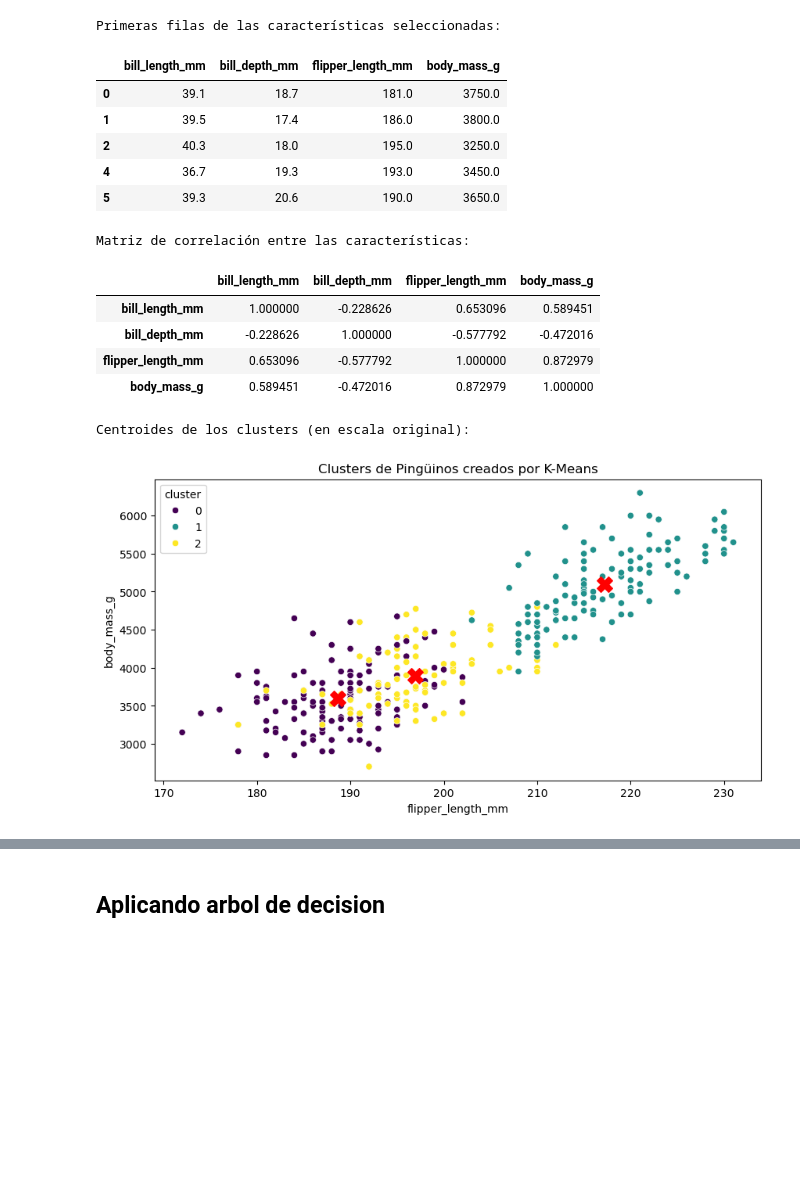
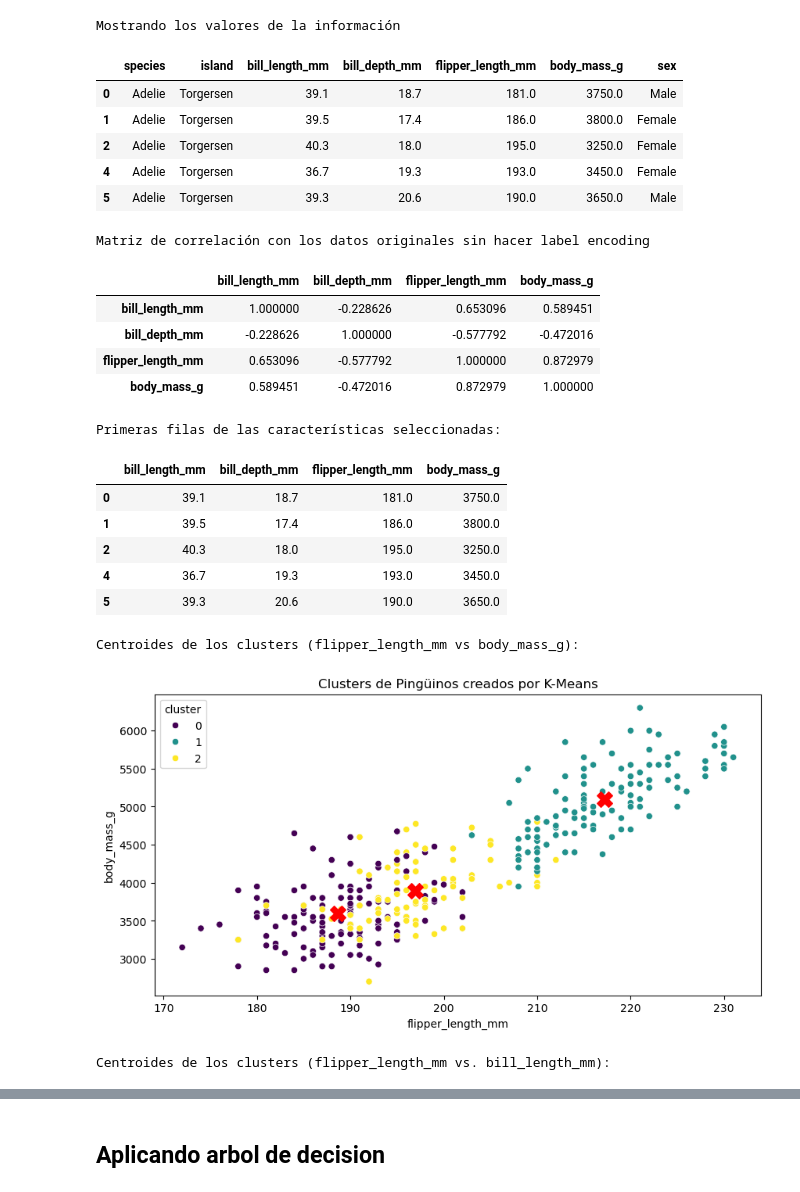
Before and after one commit to pprezp/DSRN_UAEMEX, a Jupyter notebook: Modulo_03/Proyecto/Palmer_Penguins.ipynb, the cells around one changed output, grey strips where cells are left out. Saved outputs shown, nothing was run; the diff lists cells and outputs as text; code cells hidden in the pictures; blank space fills up the shorter version.

```diff
--- a/Modulo_03/Proyecto/Palmer_Penguins.ipynb
+++ b/Modulo_03/Proyecto/Palmer_Penguins.ipynb
@@ -2,7 +2,6 @@
 # Importando las librerías necesarias
 
 import seaborn as sns
-import pandas as pd
 import matplotlib.pyplot as plt
 import numpy as np
 from sklearn.tree import DecisionTreeClassifier, plot_tree
@@ -16,51 +15,72 @@ from sklearn.svm import SVC
 df = sns.load_dataset('penguins')
 
 # Limpiando los datos (eliminando filas con valores faltantes)
 df_clean = df.dropna().copy()
 
+print('Mostrando los valores de la información')
+display(df_clean.head(5))
+
+df_corr = df_clean.drop(columns=['species', 'island', 'sex'])
+
+print('Matriz de correlación con los datos originales sin hacer label encoding')
+display(df_corr.corr('pearson'))
+
 # Seleccionando las características numéricas para el clustering
 caracteristicas = ['bill_length_mm', 'bill_depth_mm', 'flipper_length_mm', 'body_mass_g']
 X = df_clean[caracteristicas]
 y = df_clean['species']
 
 # Verificar que los datos estén correctos antes de escalar
 print("Primeras filas de las características seleccionadas:")
 display(X.head(5))
 
-# Verificar la correlación entre las características antes de escalar
-print("Matriz de correlación entre las características:")
-display(X.corr('pearson'))
-
 # Escalar los datos (Crucial para K-Means porque el peso está en gramos y el pico en mm)
 scaler = StandardScaler()
 X_escalado = scaler.fit_transform(X)
 
 # Configurar y entrenar K-Means (usamos 3 clusters porque hay 3 especies de pingüinos)
 kmeans = KMeans(n_clusters=3, random_state=42, n_init=10)
 df_clean['cluster'] = kmeans.fit_predict(X_escalado)
 
-# Visualizar el resultado (Comparando Aleta vs Pico)
-print("Centroides de los clusters (en escala original):")
+print("Centroides de los clusters (flipper_length_mm vs body_mass_g):")
 plt.figure(figsize=(10, 5))
 sns.scatterplot(data=df_clean, x='flipper_length_mm', y='body_mass_g', hue='cluster', palette='viridis', )
 plt.scatter(kmeans.cluster_centers_[:, 2] * scaler.scale_[2] + scaler.mean_[2],
             kmeans.cluster_centers_[:, 3] * scaler.scale_[3] + scaler.mean_[3],
             s=200, c='red', marker='X', label='Centroides')
 plt.title('Clusters de Pingüinos creados por K-Means')
 plt.show()
+
+print("Centroides de los clusters (flipper_length_mm vs. bill_length_mm):")
+plt.figure(figsize=(10, 5))
+sns.scatterplot(data=df_clean, x='bill_length_mm', y='flipper_length_mm', hue='cluster', palette='viridis', )
+plt.scatter(
+            kmeans.cluster_centers_[:, 0] * scaler.scale_[0] + scaler.mean_[0],
+            kmeans.cluster_centers_[:, 2] * scaler.scale_[2] + scaler.mean_[2],
+            s=200, c='red', marker='X', label='Centroides')
+plt.title('Clusters de Pingüinos creados por K-Means')
+plt.show()
 # %% [output]
-Primeras filas de las características seleccionadas:
+Mostrando los valores de la información
-|  | bill_length_mm | bill_depth_mm | flipper_length_mm | body_mass_g |
-| 0 | 39.1 | 18.7 | 181.0 | 3750.0 |
-| 1 | 39.5 | 17.4 | 186.0 | 3800.0 |
-| 2 | 40.3 | 18.0 | 195.0 | 3250.0 |
-| 4 | 36.7 | 19.3 | 193.0 | 3450.0 |
-| 5 | 39.3 | 20.6 | 190.0 | 3650.0 |
+|  | species | island | bill_length_mm | bill_depth_mm | flipper_length_mm | body_mass_g | sex |
+| 0 | Adelie | Torgersen | 39.1 | 18.7 | 181.0 | 3750.0 | Male |
+| 1 | Adelie | Torgersen | 39.5 | 17.4 | 186.0 | 3800.0 | Female |
+| 2 | Adelie | Torgersen | 40.3 | 18.0 | 195.0 | 3250.0 | Female |
+| 4 | Adelie | Torgersen | 36.7 | 19.3 | 193.0 | 3450.0 | Female |
+| 5 | Adelie | Torgersen | 39.3 | 20.6 | 190.0 | 3650.0 | Male |
-Matriz de correlación entre las características:
+Matriz de correlación con los datos originales sin hacer label encoding
 |  | bill_length_mm | bill_depth_mm | flipper_length_mm | body_mass_g |
 | bill_length_mm | 1.000000 | -0.228626 | 0.653096 | 0.589451 |
 | bill_depth_mm | -0.228626 | 1.000000 | -0.577792 | -0.472016 |
 | flipper_length_mm | 0.653096 | -0.577792 | 1.000000 | 0.872979 |
 | body_mass_g | 0.589451 | -0.472016 | 0.872979 | 1.000000 |
-Centroides de los clusters (en escala original):
+Primeras filas de las características seleccionadas:
+|  | bill_length_mm | bill_depth_mm | flipper_length_mm | body_mass_g |
+| 0 | 39.1 | 18.7 | 181.0 | 3750.0 |
+| 1 | 39.5 | 17.4 | 186.0 | 3800.0 |
+| 2 | 40.3 | 18.0 | 195.0 | 3250.0 |
+| 4 | 36.7 | 19.3 | 193.0 | 3450.0 |
+| 5 | 39.3 | 20.6 | 190.0 | 3650.0 |
+Centroides de los clusters (flipper_length_mm vs body_mass_g):
 [figure]
+Centroides de los clusters (flipper_length_mm vs. bill_length_mm):
```
Also changed, not shown: parts of 2 cells of this notebook.
